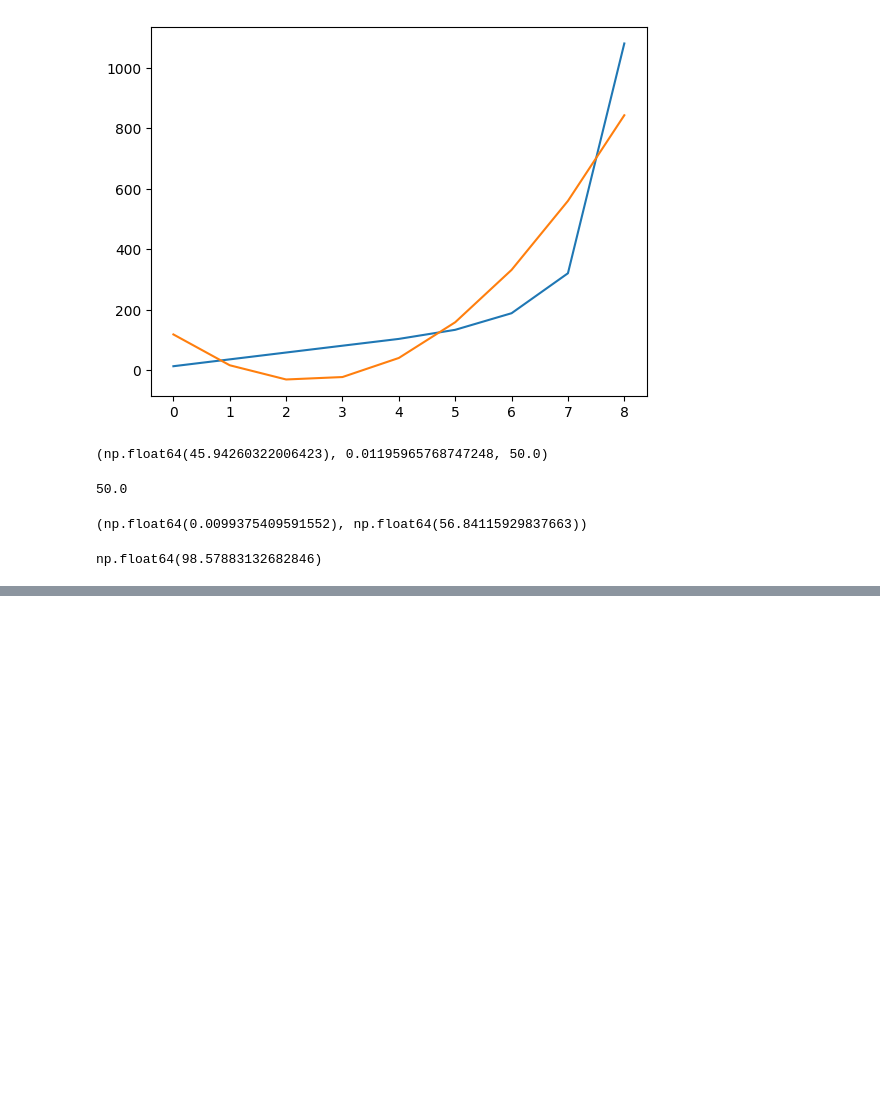
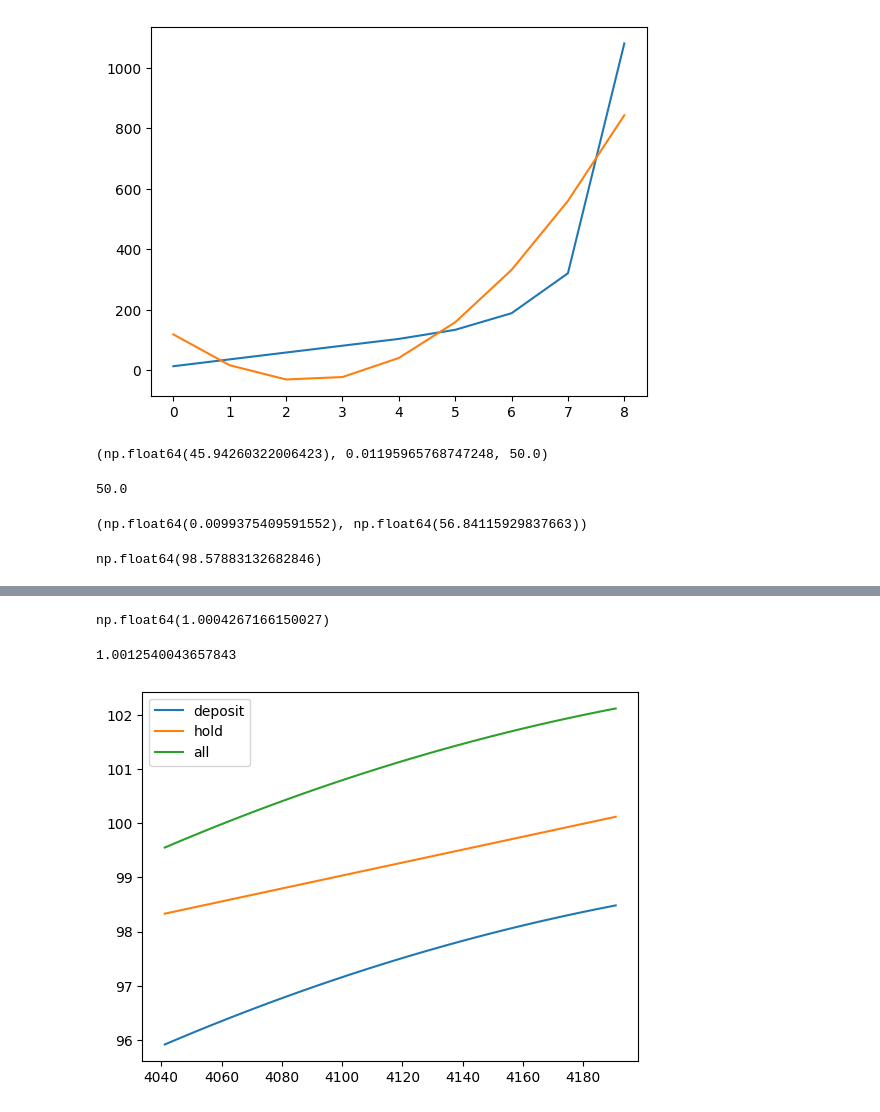
Before and after one commit to bahram3000/test_balancer_app, a Jupyter notebook: curveuni.ipynb, the cells around one changed output, grey strips where cells are left out. Drawn from its saved outputs; the diff is of its cells as text; code cells hidden in the pictures; blank space fills up the shorter version.

```diff
--- a/curveuni.ipynb
+++ b/curveuni.ipynb
@@ -134,7 +134,7 @@ calculate_new_amounts(current_price,lower,upper,capital)[0]*current_price+calcul
 # %% [output]
 np.float64(98.57883132682846)
 # %%
-x_p=np.linspace(start=lower,stop=upper,num=100)
+x_p=np.linspace(start=lower,stop=upper,num=1000)
 # %%
 deposit=[]
 for i in x_p:
@@ -167,0 +166,32 @@ plt.plot(x_p,deposit)
+# %%
+eavg=mean_exp(ret)
+eavg
+# %% [output]
+np.float64(1.0004267166150027)
+# %%
+fee_apr=1.58
+# %%
+dpr=fee_apr**(1/365)
+dpr
+# %% [output]
+1.0012540043657843
+# %%
+x_p2=np.array([lower*(dpr**i) for i in range(30)])
+deposit2=[]
+hold=[]
+all=[]
+j=0
+for i in x_p2:
+  cna=calculate_new_amounts(i,lower,upper,capital)
+  deposit2.append(cna[0]*i+cna[1])
+  hold.append(((capital/2)+(i/((lower+upper)/2))*(capital/2)))
+  all.append((deposit2[j]+(capital*k*(dpr-1))))
+  j+=1
+# %%
+plt.plot(x_p2,deposit2)
+plt.plot(x_p2,hold)
+plt.plot(x_p2,all)
+plt.legend(['deposit','hold','all'])
+plt.show()
+# %% [output]
+[figure, added]
```
Also changed, not shown: parts of 8 cells of this notebook.
